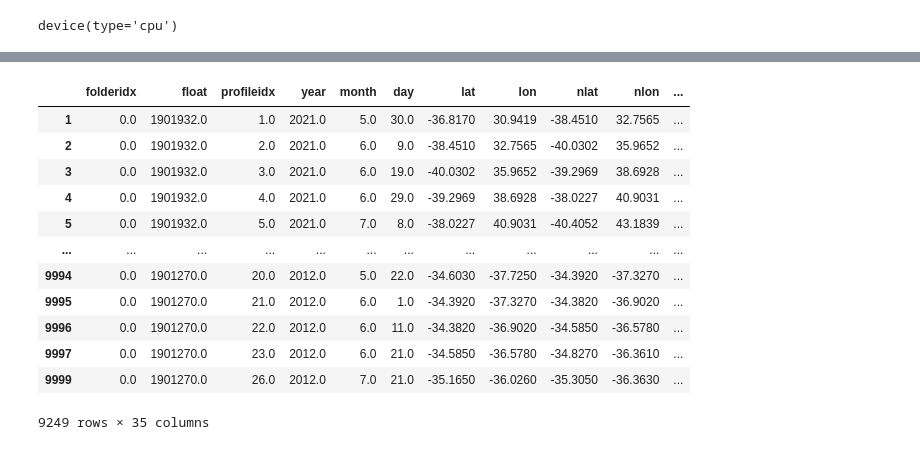
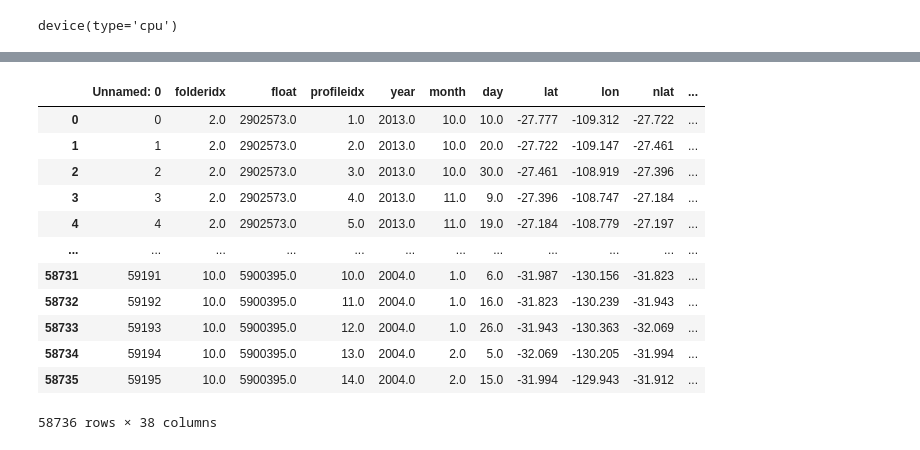
Before and after one commit to kalkulator413/argo_nn, a Jupyter notebook: train.ipynb, the cells around one changed output, grey strips where cells are left out. Cells and saved outputs as stored; diff of their text form; code cells hidden in the pictures.

```diff
--- a/train.ipynb
+++ b/train.ipynb
@@ -32,28 +13,17 @@ complete
-# %%
-data = complete.assign(dy=complete.get('nlat')-complete.get('lat'));
-data = data.assign(dx=data.get('nlon')-data.get('lon'));
-for i in range(1, 9):
-  data[f'prev_ts{i}'] = data[f'ts{i}'].shift(1)
-data['prev_dy'] = data['dy'].shift(1)
-data['prev_dx'] = data['dx'].shift(1)
-
-mask = (data['folderidx'] == data['folderidx'].shift(1)) & \
-       (data['float'] == data['float'].shift(1)) & \
-       (data['profileidx'] == data['profileidx'].shift(1) + 1)
-data.loc[~mask, [f'prev_ts{i}' for i in range(1, 9)]] = np.nan
-data = data.dropna()
-data
-# %% [output]
-|  | folderidx | float | profileidx | year | month | day | lat | lon | nlat | nlon | ... |
-| 1 | 0.0 | 1901932.0 | 1.0 | 2021.0 | 5.0 | 30.0 | -36.8170 | 30.9419 | -38.4510 | 32.7565 | ... |
-| 2 | 0.0 | 1901932.0 | 2.0 | 2021.0 | 6.0 | 9.0 | -38.4510 | 32.7565 | -40.0302 | 35.9652 | ... |
-| 3 | 0.0 | 1901932.0 | 3.0 | 2021.0 | 6.0 | 19.0 | -40.0302 | 35.9652 | -39.2969 | 38.6928 | ... |
-| 4 | 0.0 | 1901932.0 | 4.0 | 2021.0 | 6.0 | 29.0 | -39.2969 | 38.6928 | -38.0227 | 40.9031 | ... |
-| 5 | 0.0 | 1901932.0 | 5.0 | 2021.0 | 7.0 | 8.0 | -38.0227 | 40.9031 | -40.4052 | 43.1839 | ... |
-| ... | ... | ... | ... | ... | ... | ... | ... | ... | ... | ... | ... |
-| 9994 | 0.0 | 1901270.0 | 20.0 | 2012.0 | 5.0 | 22.0 | -34.6030 | -37.7250 | -34.3920 | -37.3270 | ... |
-| 9995 | 0.0 | 1901270.0 | 21.0 | 2012.0 | 6.0 | 1.0 | -34.3920 | -37.3270 | -34.3820 | -36.9020 | ... |
-| 9996 | 0.0 | 1901270.0 | 22.0 | 2012.0 | 6.0 | 11.0 | -34.3820 | -36.9020 | -34.5850 | -36.5780 | ... |
-| 9997 | 0.0 | 1901270.0 | 23.0 | 2012.0 | 6.0 | 21.0 | -34.5850 | -36.5780 | -34.8270 | -36.3610 | ... |
-| 9999 | 0.0 | 1901270.0 | 26.0 | 2012.0 | 7.0 | 21.0 | -35.1650 | -36.0260 | -35.3050 | -36.3630 | ... |
-9249 rows × 35 columns
+# %%
+complete = pd.read_csv('EOF_Bath_SPacific.csv')
+complete
+# %% [output]
+|  | Unnamed: 0 | folderidx | float | profileidx | year | month | day | lat | lon | nlat | ... |
+| 0 | 0 | 2.0 | 2902573.0 | 1.0 | 2013.0 | 10.0 | 10.0 | -27.777 | -109.312 | -27.722 | ... |
+| 1 | 1 | 2.0 | 2902573.0 | 2.0 | 2013.0 | 10.0 | 20.0 | -27.722 | -109.147 | -27.461 | ... |
+| 2 | 2 | 2.0 | 2902573.0 | 3.0 | 2013.0 | 10.0 | 30.0 | -27.461 | -108.919 | -27.396 | ... |
+| 3 | 3 | 2.0 | 2902573.0 | 4.0 | 2013.0 | 11.0 | 9.0 | -27.396 | -108.747 | -27.184 | ... |
+| 4 | 4 | 2.0 | 2902573.0 | 5.0 | 2013.0 | 11.0 | 19.0 | -27.184 | -108.779 | -27.197 | ... |
+| ... | ... | ... | ... | ... | ... | ... | ... | ... | ... | ... | ... |
+| 58731 | 59191 | 10.0 | 5900395.0 | 10.0 | 2004.0 | 1.0 | 6.0 | -31.987 | -130.156 | -31.823 | ... |
+| 58732 | 59192 | 10.0 | 5900395.0 | 11.0 | 2004.0 | 1.0 | 16.0 | -31.823 | -130.239 | -31.943 | ... |
+| 58733 | 59193 | 10.0 | 5900395.0 | 12.0 | 2004.0 | 1.0 | 26.0 | -31.943 | -130.363 | -32.069 | ... |
+| 58734 | 59194 | 10.0 | 5900395.0 | 13.0 | 2004.0 | 2.0 | 5.0 | -32.069 | -130.205 | -31.994 | ... |
+| 58735 | 59195 | 10.0 | 5900395.0 | 14.0 | 2004.0 | 2.0 | 15.0 | -31.994 | -129.943 | -31.912 | ... |
+58736 rows × 38 columns
```
Also changed, not shown: parts of 12 cells of this notebook.
